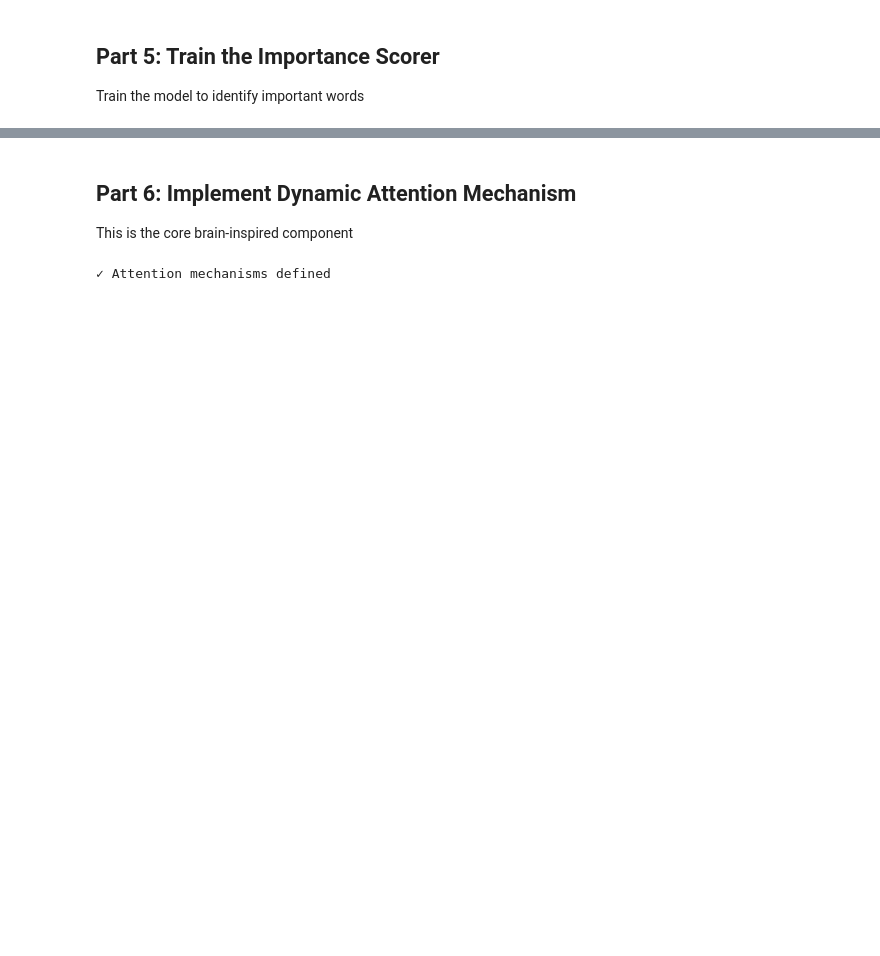
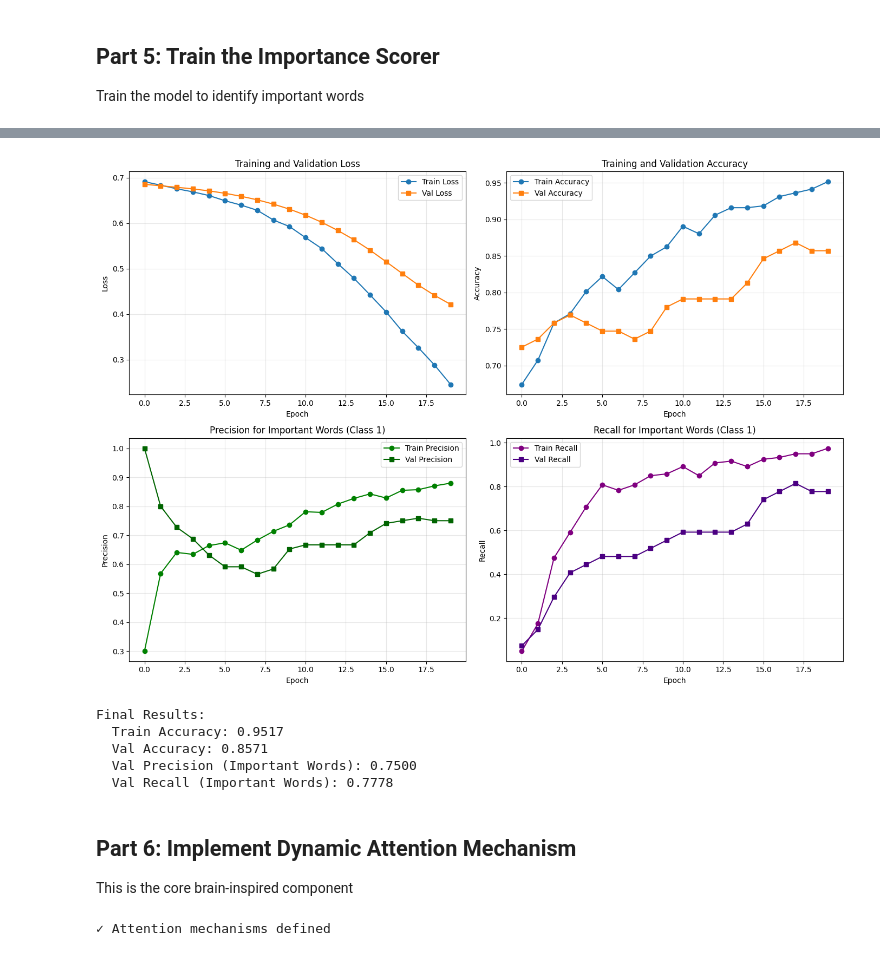
Before and after one commit to srigavili/ML, a Jupyter notebook: brain_inspired_attention_complete.ipynb, the cells around one changed output, grey strips where cells are left out. Drawn from its saved outputs; the diff is of its cells as text; code cells hidden in the pictures; blank space fills up the shorter version.

Commit message:
Graph and Analysis Fix

```diff
--- a/brain_inspired_attention_complete.ipynb
+++ b/brain_inspired_attention_complete.ipynb
@@ -349,3 +418,59 @@ Final Results:
+# %%
+# Plot training history
+fig, axes = plt.subplots(2, 2, figsize=(14, 10))
+
+# Plot 1: Loss
+axes[0, 0].plot(history['train_loss'], label='Train Loss', marker='o')
+axes[0, 0].plot(history['val_loss'], label='Val Loss', marker='s')
+axes[0, 0].set_xlabel('Epoch')
+axes[0, 0].set_ylabel('Loss')
+axes[0, 0].set_title('Training and Validation Loss')
+axes[0, 0].legend()
+axes[0, 0].grid(True, alpha=0.3)
+
+# Plot 2: Accuracy
+axes[0, 1].plot(history['train_acc'], label='Train Accuracy', marker='o')
+axes[0, 1].plot(history['val_acc'], label='Val Accuracy', marker='s')
+axes[0, 1].set_xlabel('Epoch')
+axes[0, 1].set_ylabel('Accuracy')
+axes[0, 1].set_title('Training and Validation Accuracy')
+axes[0, 1].legend()
+axes[0, 1].grid(True, alpha=0.3)
+
+# Plot 3: Precision for Important Words (Class 1)
+axes[1, 0].plot(history['train_class1_precision'], label='Train Precision', marker='o', color='green')
+axes[1, 0].plot(history['val_class1_precision'], label='Val Precision', marker='s', color='darkgreen')
+axes[1, 0].set_xlabel('Epoch')
+axes[1, 0].set_ylabel('Precision')
+axes[1, 0].set_title('Precision for Important Words (Class 1)')
+axes[1, 0].legend()
+axes[1, 0].grid(True, alpha=0.3)
+
+# Plot 4: Recall for Important Words (Class 1)
+axes[1, 1].plot(history['train_class1_recall'], label='Train Recall', marker='o', color='purple')
+axes[1, 1].plot(history['val_class1_recall'], label='Val Recall', marker='s', color='indigo')
+axes[1, 1].set_xlabel('Epoch')
+axes[1, 1].set_ylabel('Recall')
+axes[1, 1].set_title('Recall for Important Words (Class 1)')
+axes[1, 1].legend()
+axes[1, 1].grid(True, alpha=0.3)
+
+plt.tight_layout()
+plt.savefig('training_history.png', dpi=150, bbox_inches='tight')
+plt.show()
+
+print(f"\nFinal Results:")
+print(f"  Train Accuracy: {history['train_acc'][-1]:.4f}")
+print(f"  Val Accuracy: {history['val_acc'][-1]:.4f}")
+print(f"  Val Precision (Important Words): {history['val_class1_precision'][-1]:.4f}")
+print(f"  Val Recall (Important Words): {history['val_class1_recall'][-1]:.4f}")
+# %% [output]
+[figure, added]
+Final Results:
+  Train Accuracy: 0.9517
+  Val Accuracy: 0.8571
+  Val Precision (Important Words): 0.7500
+  Val Recall (Important Words): 0.7778
 # %% [markdown]
 ## Part 6: Implement Dynamic Attention Mechanism
 This is the core brain-inspired component
```
Also changed, not shown: parts of 20 cells of this notebook, 7 other files.
